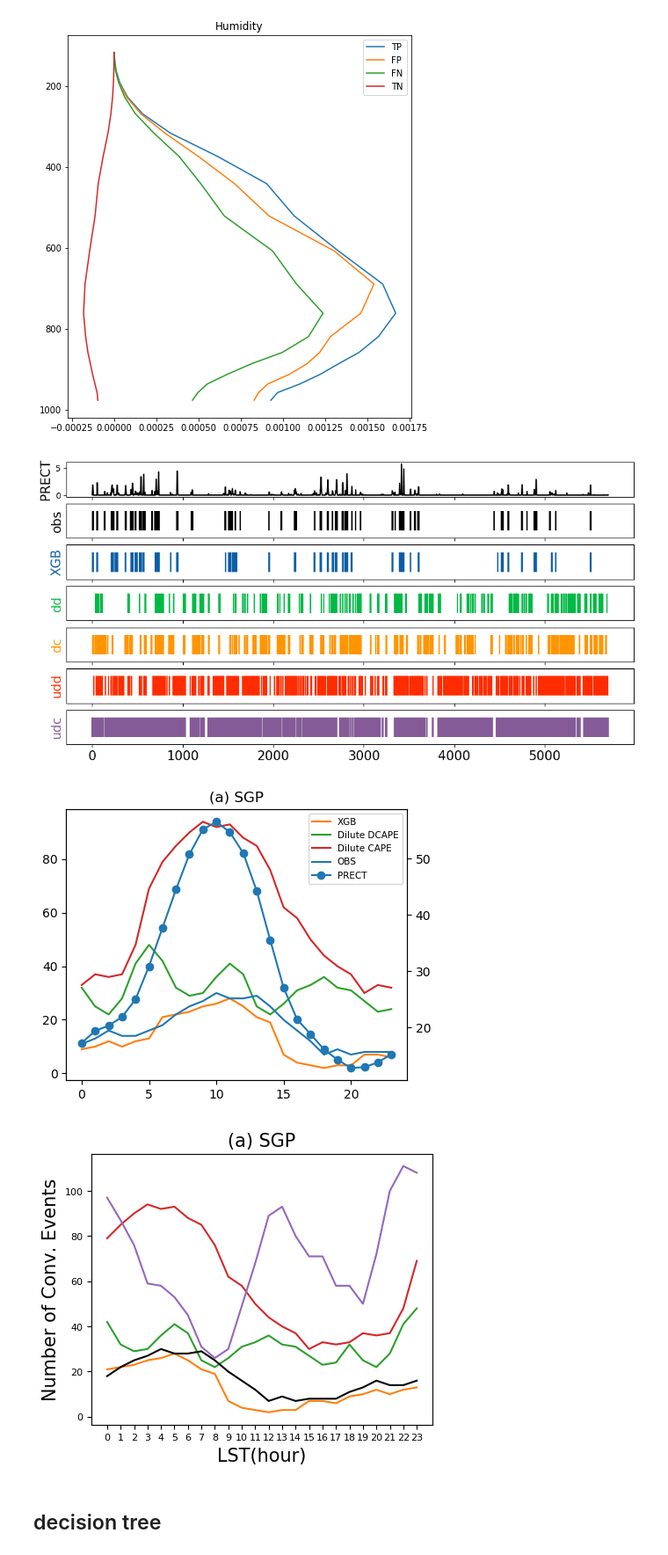
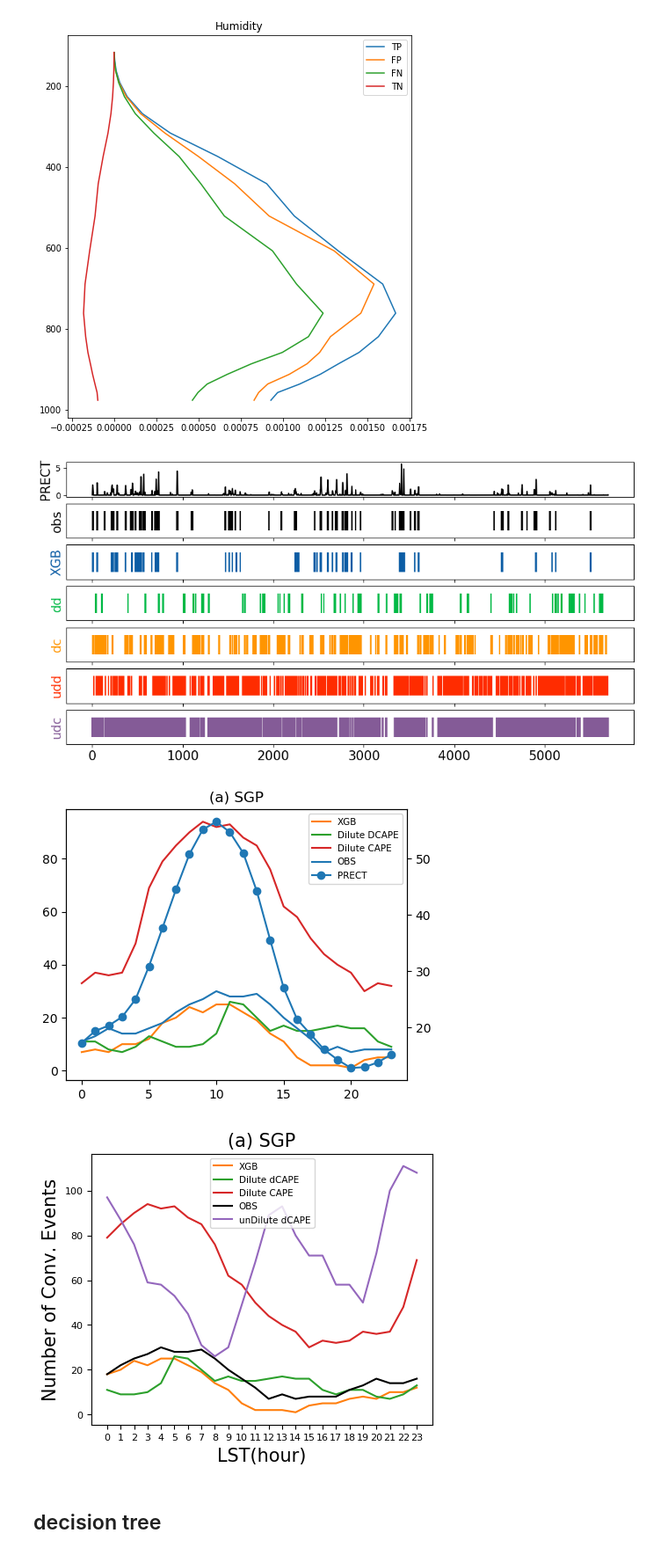
Before and after one commit to eexcalibur/ML_trigger, a Jupyter notebook: ML/trigger_ml_sgp.ipynb, the cells around one changed output. Shown at 88% size. Cells and saved outputs as stored; diff of their text form; code cells hidden in the pictures.

```diff
--- a/ML/trigger_ml_sgp.ipynb
+++ b/ML/trigger_ml_sgp.ipynb
@@ -44,11 +44,12 @@ dilute_dcape = np.loadtxt("/global/homes/z/zhangtao/ML_trigger/calc_cape/scam_of
 dilute_cape = np.loadtxt("/global/homes/z/zhangtao/ML_trigger/calc_cape/scam_offline/sgp_dilute_cape.txt")
 undilute_dcape = np.loadtxt("/global/homes/z/zhangtao/ML_trigger/calc_cape/scam_offline/sgp_undilute_dcape.txt")
 undilute_cape = np.loadtxt("/global/homes/z/zhangtao/ML_trigger/calc_cape/scam_offline/sgp_undilute_cape.txt")
-#dilute_dcape = np.loadtxt("/global/homes/z/zhangtao/tmp/goamazon_dcape.txt")
-#dilute_dcape = np.loadtxt("/global/homes/z/zhangtao/ML_trigger/calc_cape/scam_offline/goamazon_cape.txt")
+
+dilute_dcape = np.loadtxt("/global/homes/z/zhangtao/ML_trigger/calc_cape/scam_offline/sgp_dilute_dcape_1.txt")
+undilute_dcape = np.loadtxt("/global/homes/z/zhangtao/ML_trigger/calc_cape/scam_offline/sgp_undilute_dcape_1.txt")
 
 dataset = load_data.load_sgp_data("/global/homes/z/zhangtao/ML_trigger/ML/data/Arm_CF_1999_2009_hy.nc")
-dataset['cape'] = undilute_dcape
+dataset['cape'] = dilute_dcape
 dataset['lcl'] = lcl
 print(dataset.shape)
 
@@ -85,6 +86,7 @@ dataset.rename(columns={'cape': 'ddcape'}, inplace=True)
 
 trig_x = dataset.iloc[:,0:86]
 trig_y = dataset.iloc[:,86]
+cv = ShuffleSplit(n_splits=5, test_size=0.2, random_state=10)
 # %% [output]
 (22800, 92)
 (22800, 92)
@@ -155,7 +157,7 @@ cape_trigger = np.zeros(trig_y_test.shape)
 #print(trig_x_test)
 
 for i in range(len(trig_y_test)):
-    if trig_x_test.iloc[i,4] > 70:
+    if trig_x_test.iloc[i,4] > 65:
         cape_trigger[i] = 1
 
 tn, fp, fn, tp = confusion_matrix(trig_y_test, cape_trigger).ravel()
@@ -613,7 +615,7 @@ plt.tick_params(labelsize=fh)
 
 plt.savefig("figs/sgp_ts.pdf")
 # %% [output]
-[figure, old version]
+[figure, new version]
 # %%
 diurnal_prect = np.zeros(24)
 diurnal_obs  = np.zeros(24)
@@ -668,7 +670,7 @@ plt.title("(a) SGP")
 ax1.legend(fontsize=7.5)
 plt.savefig("figs/sgp_dilurnal.pdf")
 # %% [output]
-[figure, old version]
+[figure, new version]
 # %%
 
 
@@ -680,35 +682,35 @@ diurnal_dd_lst = np.zeros(24)
 diurnal_udd_lst = np.zeros(24)
 diurnal_dc_lst = np.zeros(24)
 diurnal_obs_lst = np.zeros(24)
 
 for i in range(24):
     diurnal_xgboost_lst[lst_time[i]] = diurnal_xgboost[i]
     diurnal_dd_lst[lst_time[i]] = diurnal_dd[i]
     diurnal_udd_lst[lst_time[i]] = diurnal_udd[i]
     diurnal_dc_lst[lst_time[i]] = diurnal_dc[i]
     diurnal_obs_lst[lst_time[i]] = diurnal_obs[i]
 
 
 fig, ax1 = plt.subplots(figsize=(5,4))
 #ax2 = ax1.twinx()
 ax1.plot(diurnal_xgboost_lst, color="tab:orange", label="XGB")
 ax1.plot(diurnal_dd_lst, color="tab:green", label="Dilute dCAPE")
 ax1.plot(diurnal_dc_lst, color="tab:red", label="Dilute CAPE")
 ax1.plot(diurnal_obs_lst, color="black", label="OBS")
 ax1.plot(diurnal_udd_lst,color='tab:purple', label="unDilute dCAPE")
 
 
 ax1.xaxis.set_ticks(np.arange(0,24,1))
 ax1.tick_params(axis="x", labelsize=8)
 ax1.tick_params(axis="y", labelsize=8)
 
-#ax1.legend(fontsize=7.5)
+ax1.legend(fontsize=7.5)
 plt.title("(a) SGP",fontsize=fh)
 plt.xlabel("LST(hour)", fontsize=fh)
 plt.ylabel("Number of Conv. Events",fontsize=fh)
 plt.savefig("figs/sgp_dilurnal.pdf")
 # %% [output]
-[figure, old version]
+[figure, new version]
 # %% [markdown]
 ## decision tree
 # %%
```
Also changed, not shown: parts of 6 cells of this notebook, 20 other files.
